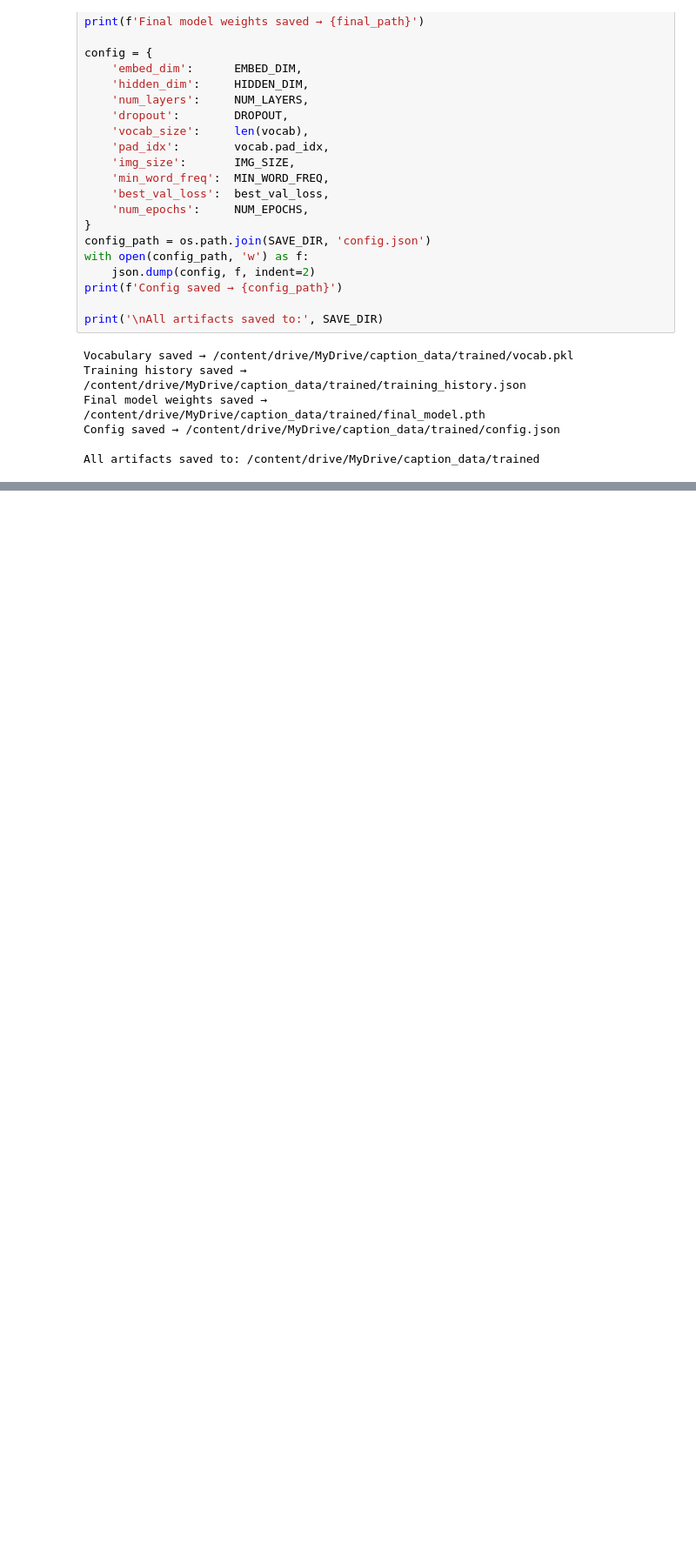
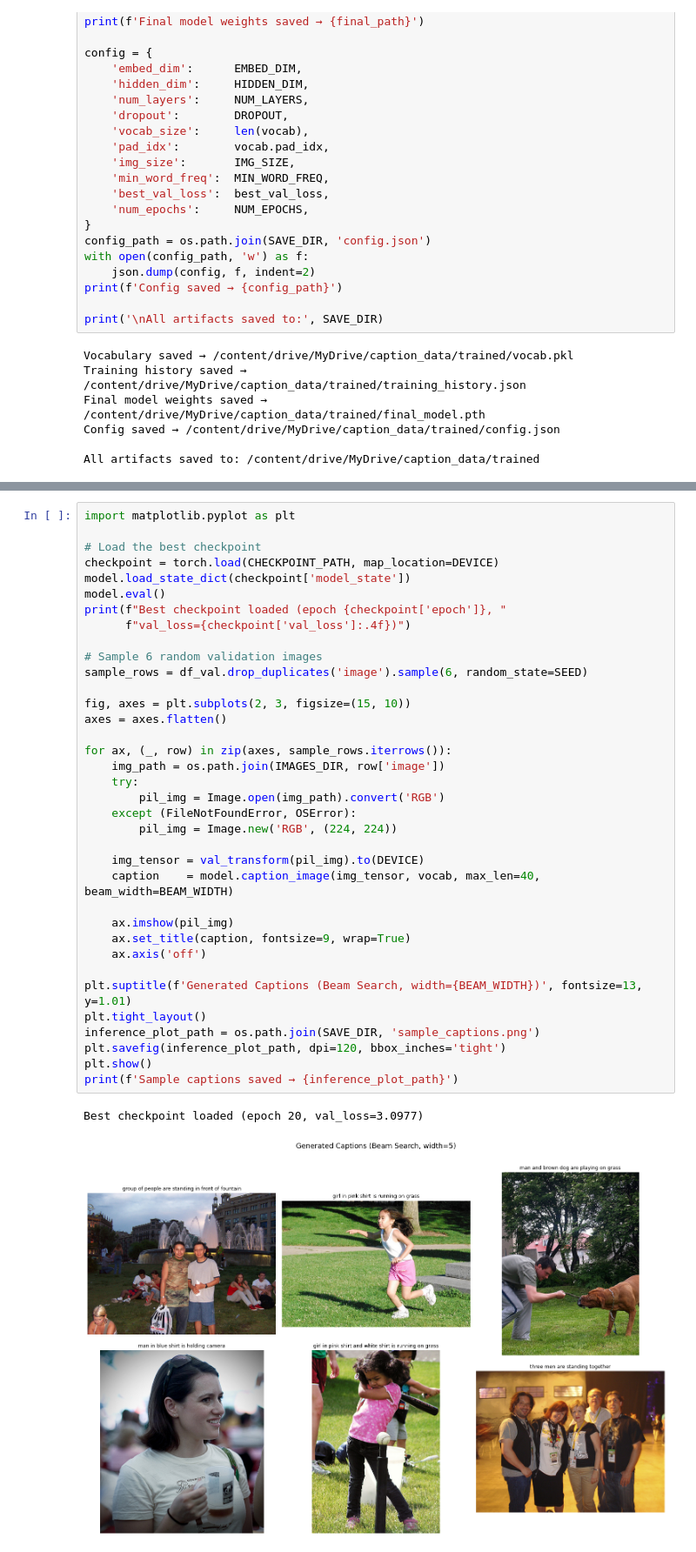
Before and after one commit to elene7144/Visual-Storyteller, a Jupyter notebook: data_and_training.ipynb, the cells around one changed output, grey strips where cells are left out. Shown at 87% size. Cells and saved outputs as stored; diff of their text form; blank space fills up the shorter version.

```diff
--- a/data_and_training.ipynb
+++ b/data_and_training.ipynb
@@ -865,0 +1020,39 @@ plt.show()
+# %%
+import matplotlib.pyplot as plt
+
+# Load the best checkpoint
+checkpoint = torch.load(CHECKPOINT_PATH, map_location=DEVICE)
+model.load_state_dict(checkpoint['model_state'])
+model.eval()
+print(f"Best checkpoint loaded (epoch {checkpoint['epoch']}, "
+      f"val_loss={checkpoint['val_loss']:.4f})")
+
+# Sample 6 random validation images
+sample_rows = df_val.drop_duplicates('image').sample(6, random_state=SEED)
+
+fig, axes = plt.subplots(2, 3, figsize=(15, 10))
+axes = axes.flatten()
+
+for ax, (_, row) in zip(axes, sample_rows.iterrows()):
+    img_path = os.path.join(IMAGES_DIR, row['image'])
+    try:
+        pil_img = Image.open(img_path).convert('RGB')
+    except (FileNotFoundError, OSError):
+        pil_img = Image.new('RGB', (224, 224))
+
+    img_tensor = val_transform(pil_img).to(DEVICE)
+    caption    = model.caption_image(img_tensor, vocab, max_len=40, beam_width=BEAM_WIDTH)
+
+    ax.imshow(pil_img)
+    ax.set_title(caption, fontsize=9, wrap=True)
+    ax.axis('off')
+
+plt.suptitle(f'Generated Captions (Beam Search, width={BEAM_WIDTH})', fontsize=13, y=1.01)
+plt.tight_layout()
+inference_plot_path = os.path.join(SAVE_DIR, 'sample_captions.png')
+plt.savefig(inference_plot_path, dpi=120, bbox_inches='tight')
+plt.show()
+print(f'Sample captions saved → {inference_plot_path}')
+# %% [output]
+Best checkpoint loaded (epoch 20, val_loss=3.0977)
+[figure, added]
```
Also changed, not shown: parts of 16 cells of this notebook.
